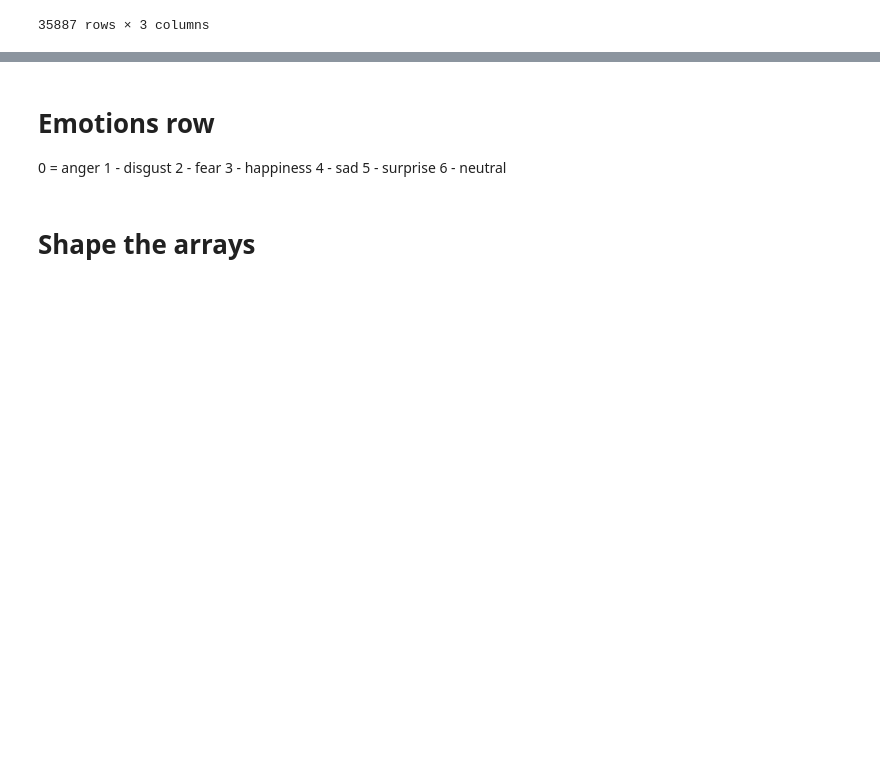
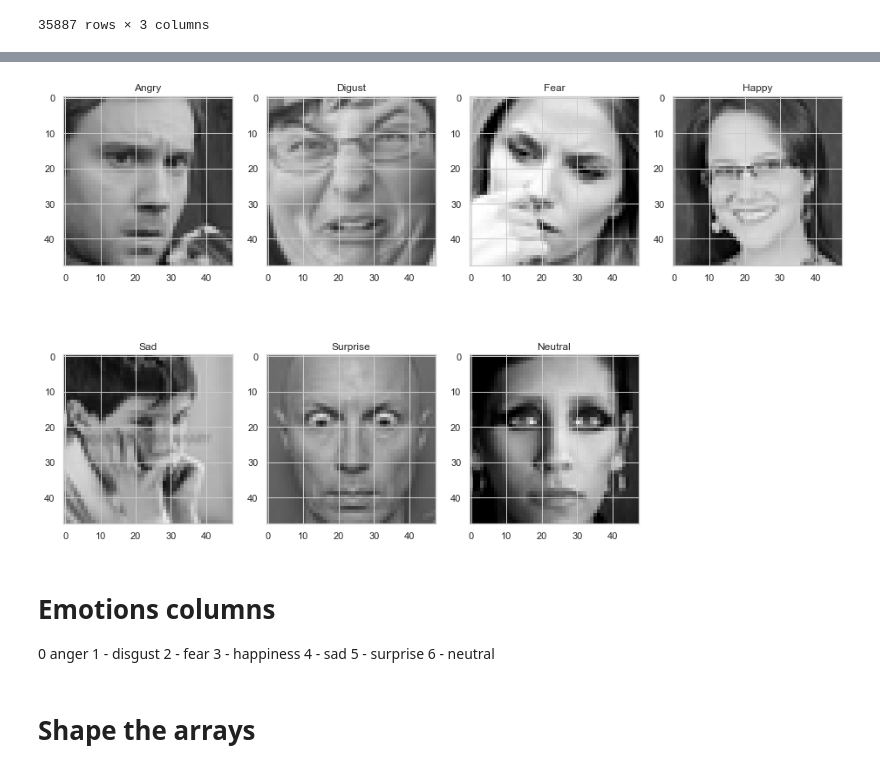
Before and after one commit to obsessedquant/microexpressions_facial_imaging_recognition, a Jupyter notebook: Sergey/Face_Detection.ipynb, the cells around one changed output, grey strips where cells are left out. Drawn from its saved outputs; the diff is of its cells as text; code cells hidden in the pictures; blank space fills up the shorter version.

```diff
--- a/Sergey/Face_Detection.ipynb
+++ b/Sergey/Face_Detection.ipynb
@@ -33,6 +43,29 @@ face_data
+# %%
+emotion_map = {0: 'Angry', 1: 'Digust', 2: 'Fear', 3: 'Happy', 4: 'Sad', 5: 'Surprise', 6: 'Neutral'}
+def row2image(row):
+    pixels, emotion = row['pixels'], emotion_map[row['emotion']]
+    img = np.array(pixels.split())
+    img = img.reshape(48,48)
+    image = np.zeros((48,48,3))
+    image[:,:,0] = img
+    image[:,:,1] = img
+    image[:,:,2] = img
+    return np.array([image.astype(np.uint8), emotion])
+
+plt.figure(0, figsize=(16,10))
+for i in range(1,8):
+    face = face_data[face_data['emotion'] == i-1].iloc[0]
+    img = row2image(face)
+    plt.subplot(2,4,i)
+    plt.imshow(img[0])
+    plt.title(img[1])
+
+plt.show()
+# %% [output]
+[figure, added]
 # %% [markdown]
-# Emotions row
-0 = anger
+# Emotions columns
+0  anger
 1 - disgust
 2 - fear
 3 - happiness
```
Also changed, not shown: parts of 9 cells of this notebook.
